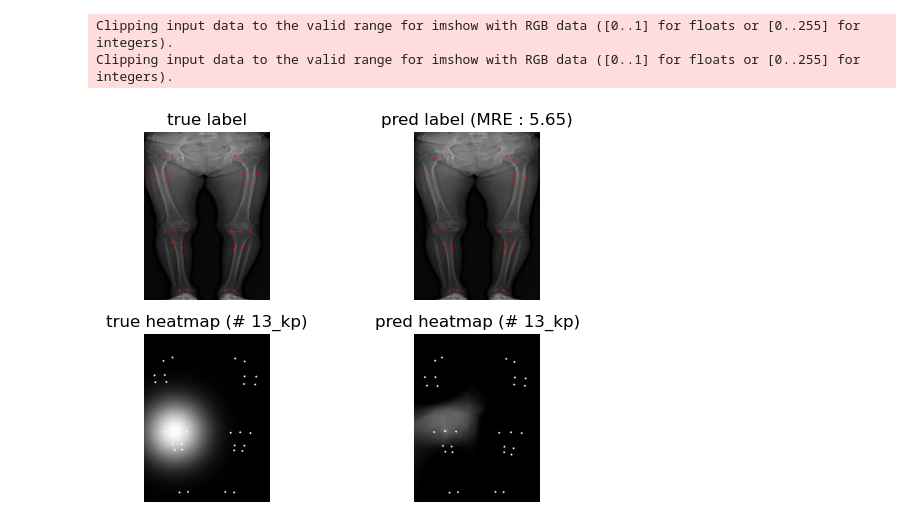
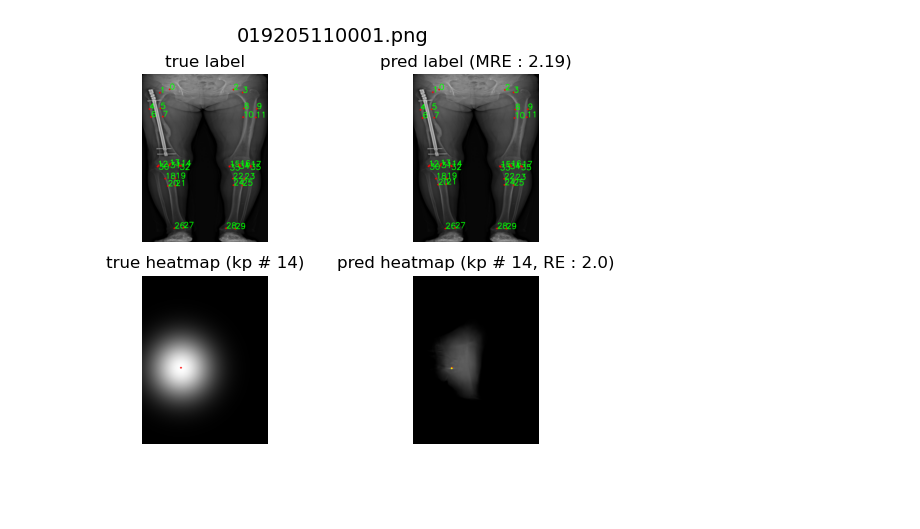
Before and after one commit to hyunseoki/koamex, a Jupyter notebook: notebook/eval.ipynb, the cells around one changed output. Cells and saved outputs as stored; diff of their text form; code cells hidden in the pictures; blank space fills up the shorter version.

```diff
--- a/notebook/eval.ipynb
+++ b/notebook/eval.ipynb
@@ -25,8 +28,12 @@ class Config():
     # device = "cuda:0" if torch.cuda.is_available() else "cpu"
     device = "cpu"
     base_path = '../data/resized_scale5/'
-    checkpoint = '../checkpoint/scale5_w_mre'
+    num_kp = 36
+
+    checkpoint = rf'../checkpoint/best_lb/scale5_w_mre_kp{num_kp}'
+    # weight_fn = os.path.join(checkpoint, 'model_metric_best.pth')
     weight_fn = os.path.join(checkpoint, 'model_loss_best.pth')
+
     assert os.path.isdir(base_path)
     assert os.path.isdir(checkpoint)
     assert os.path.isfile(weight_fn)
@@ -38,7 +45,7 @@ model = smp.Unet(
     encoder_depth=5,
     decoder_attention_type='scse',
     in_channels=1,                  # model input channels (1 for gray-scale images, 3 for RGB, etc.)
-    classes=30,                      # model output channels (number of classes in your dataset)
+    classes=Config.num_kp,                      # model output channels (number of classes in your dataset)
     activation='softmax',
 )
 model.load_state_dict(torch.load(Config.weight_fn))
@@ -51,6 +58,7 @@ test_df = label_df[label_df['phase']=='valid']
 test_dataset = KeypointDataset(
     base_path=Config.base_path,
     label_df=test_df,
+    num_kp=Config.num_kp,
     transforms=get_valid_transforms(),
 )
 # %%
@@ -71,45 +79,49 @@ mre = round(np.mean(np.sqrt(np.sum(np.power((true_kp_np - pred_kp_np), 2), axis=
 
 mask = mask.detach().numpy()
 pred = pred.detach().numpy()
 
 image_raw = copy.copy(image[0].detach().cpu().numpy().transpose(1, 2, 0))
-image_raw = cv2.cvtColor(image_raw,cv2.COLOR_GRAY2RGB)
+image_raw = cv2.cvtColor((image_raw * 255).astype(np.uint8), cv2.COLOR_GRAY2RGB)
 
-# pred = [cv2.cvtColor((p * 255.0).astype('int'), cv2.COLOR_GRAY2RGB)for p in pred]
-# mask = [cv2.cvtColor((m * 255.0).astype('int'), cv2.COLOR_GRAY2RGB)for m in mask]
+pred = [cv2.cvtColor((p * 255).astype(np.uint8), cv2.COLOR_GRAY2RGB)for p in pred]
+mask = [cv2.cvtColor((m * 255).astype(np.uint8), cv2.COLOR_GRAY2RGB)for m in mask]
+
 # pred = [cv2.cvtColor(cv2.applyColorMap((p * 255).astype(np.uint8), cv2.COLORMAP_JET), cv2.COLOR_BGR2RGB)for p in pred]
 # mask = [cv2.cvtColor(cv2.applyColorMap((m * 255).astype(np.uint8), cv2.COLORMAP_JET), cv2.COLOR_BGR2RGB)for m in mask]
 
-image_p = copy.copy(pred)
-image_t = copy.copy(mask)
+kp_scale = 2
+txt_scale = 1
 
-key_pt_idx =random.randint(0, 29)
-true_gray = draw_keypoint(img=image_raw, keypoints=true_keypoints, scale=0.1, text=False)
-pred_gray = draw_keypoint(img=image_raw, keypoints=pred_keypoints, scale=0.1, text=False)
-true_map = draw_keypoint(img=image_t[key_pt_idx] * 255, keypoints=true_keypoints, scale=0.1, text=False)
-pred_map = draw_keypoint(img=pred[key_pt_idx] * 255, keypoints=pred_keypoints, scale=0.1, text=False)
+key_pt_idx = random.randint(0, Config.num_kp)
+true_gray = draw_keypoint(img=image_raw, keypoints=true_keypoints, keypoints_scale=kp_scale, text=True, text_scale=txt_scale)
+pred_gray = draw_keypoint(img=image_raw, keypoints=pred_keypoints, keypoints_scale=kp_scale, text=True, text_scale=txt_scale)
 
+true_map = draw_keypoint(img=mask[key_pt_idx], keypoints=[true_keypoints[key_pt_idx]], keypoints_scale=kp_scale, text=False)
+pred_map = draw_keypoint(img=pred[key_pt_idx], keypoints=[true_keypoints[key_pt_idx]], keypoints_scale=kp_scale, text=False)
+pred_map = draw_keypoint(img=pred_map, keypoints=[pred_keypoints[key_pt_idx]], keypoints_color=(255, 255, 0), keypoints_scale=kp_scale, text=False)
+
+radial_error = round(np.linalg.norm(pred_keypoints[key_pt_idx] - true_keypoints[key_pt_idx]), 1)
+
+plt.suptitle(f"{os.path.basename(target['id'])}\n\n\n\n", size=14)
 plt.subplot(2,2,1)
 plt.axis('off')
 plt.title('true label')
 plt.imshow(true_gray)
 
 plt.subplot(2,2,2)
 plt.axis('off')
 plt.title(f'pred label (MRE : {mre})')
 plt.imshow(pred_gray)
 
 plt.subplot(2,2,3)
 plt.axis('off')
-plt.title(f'true heatmap (# {key_pt_idx}_kp)')
+plt.title(f'true heatmap (kp # {key_pt_idx})')
 plt.imshow(true_map, 'gray')
 
 plt.subplot(2,2,4)
 plt.axis('off')
-plt.title(f'pred heatmap (# {key_pt_idx}_kp)')
+plt.title(f'pred heatmap (kp # {key_pt_idx}, RE : {radial_error})')
 plt.imshow(pred_map, 'gray')
 plt.show()
 # %% [output]
-Clipping input data to the valid range for imshow with RGB data ([0..1] for floats or [0..255] for integers).
-Clipping input data to the valid range for imshow with RGB data ([0..1] for floats or [0..255] for integers).
-[figure, old version]
+[figure, new version]
```
Also changed, not shown: parts of 2 cells of this notebook.
